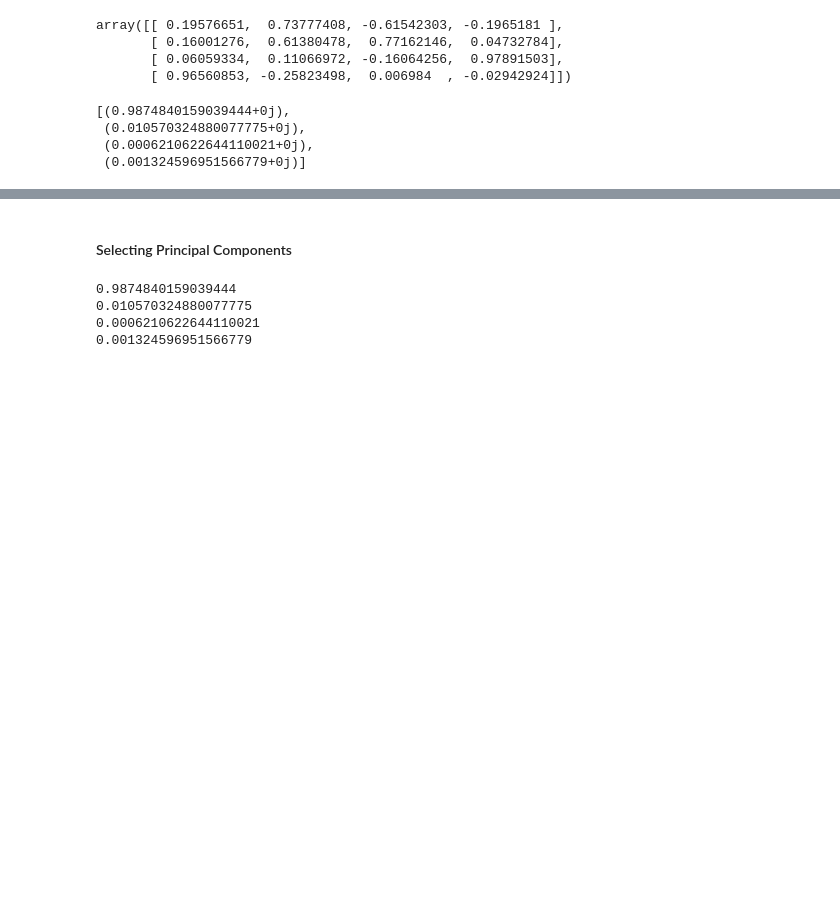
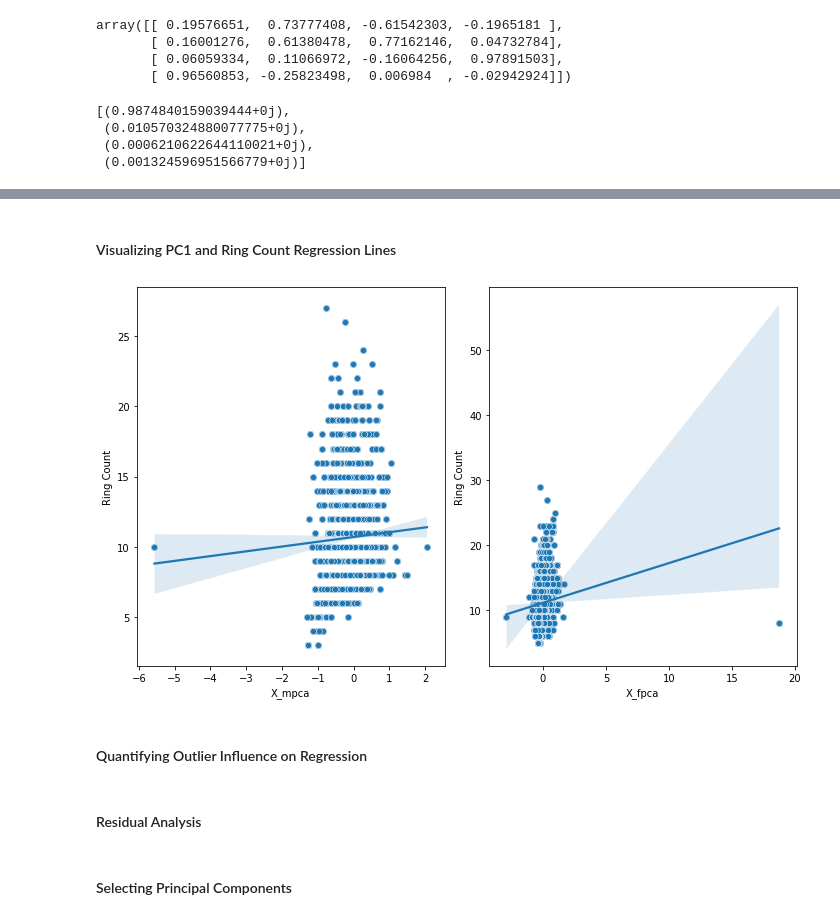
Before and after one commit to thokieu/Abalone-Regression, a Jupyter notebook: Workbook.ipynb, the cells around one changed output, grey strips where cells are left out. Cells and saved outputs as stored; diff of their text form; code cells hidden in the pictures; blank space fills up the shorter version.

Commit message:
Design Matrix Correction

```diff
--- a/Workbook.ipynb
+++ b/Workbook.ipynb
@@ -595,0 +638,19 @@ array([[ 0.19576651,  0.73777408, -0.61542303, -0.1965181 ],
+# %%
+# Rerepresenting the original data set by a reduced linear combination equivalent based on the first Principal Component acting as the scalar weights multiplied with the predictor variables.
+X_fpca = pd.Series(eigv_f[0] @ z_fpca.T)
+X_mpca = pd.Series(eigv_m[0] @ z_mpca.T)
+
+# Create design matrix for OLS regression.
+X_mreg = pd.DataFrame(index = X_mpca.index, columns = ['Ones', 'X_mpca'])
+X_freg = pd.DataFrame(index = X_fpca.index, columns = ['Ones', 'X_fpca'])
+
+# Populating the "ones" column with "1's".
+X_mreg['Ones'] = 1
+X_freg['Ones'] = 1
+
+# Inserting the series containing the principal component into the remaining column.
+# Converted the object series to float data type enabling invocation of "la.inv()" method.
+X_mreg['X_mpca'] = X_mpca.astype(float)
+X_freg['X_fpca'] = X_fpca.astype(float)
+
+display(X_mreg, X_freg)
@@ -596,10 +707,29 @@ array([[ 0.19576651,  0.73777408, -0.61542303, -0.1965181 ],
+# %% [markdown]
+#### Visualizing PC1 and Ring Count Regression Lines
+# %%
+red_msp = pd.DataFrame(index = Aba_data_male.index, columns = ['X_mpca', 'Ring Count'])
+red_msp['X_mpca'] = X_mpca
+red_msp['Ring Count'] = Aba_data_male['Ring Count']
+
+red_fsp = pd.DataFrame(index = Aba_data_female.index, columns = ['X_fpca', 'Ring Count'])
+red_fsp['X_fpca'] = X_fpca
+red_fsp['Ring Count'] = Aba_data_female['Ring Count']
+
+fig, axs = plt.subplots(1, 2, figsize = (10, 6))
+
+m_fit = sns.regplot(x = X_mreg['X_mpca'], y = Aba_data_male['Ring Count'], ax = axs[0])
+f_fit = sns.regplot(x = X_freg['X_fpca'], y = Aba_data_female['Ring Count'], ax = axs[1])
+
+sns.scatterplot(data = red_msp, x = 'X_mpca', y = 'Ring Count', ax = axs[0])
+sns.scatterplot(data = red_fsp, x = 'X_fpca', y = 'Ring Count', ax = axs[1])
+
+plt.tight_layout()
+plt.show()
+# %% [output]
+[figure, added]
+# %% [markdown]
+#### Quantifying Outlier Influence on Regression
+# %% [markdown]
+#### Residual Analysis
 # %% [markdown]
 #### Selecting Principal Components
-# %%
-for i in mpca_varpct:
-    print(i.real)
-# %% [output]
-0.9874840159039444
-0.010570324880077775
-0.0006210622644110021
-0.001324596951566779
```
Also changed, not shown: parts of 14 cells of this notebook.
